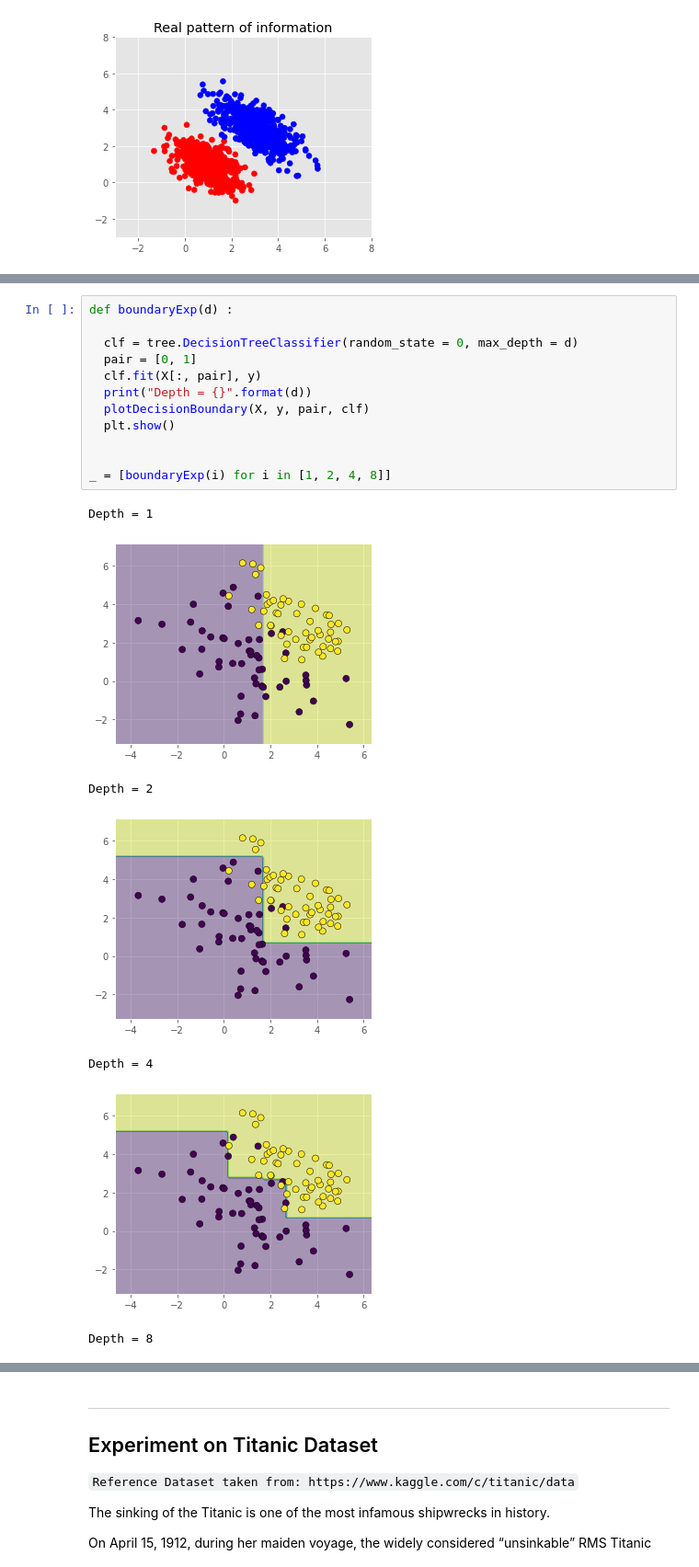
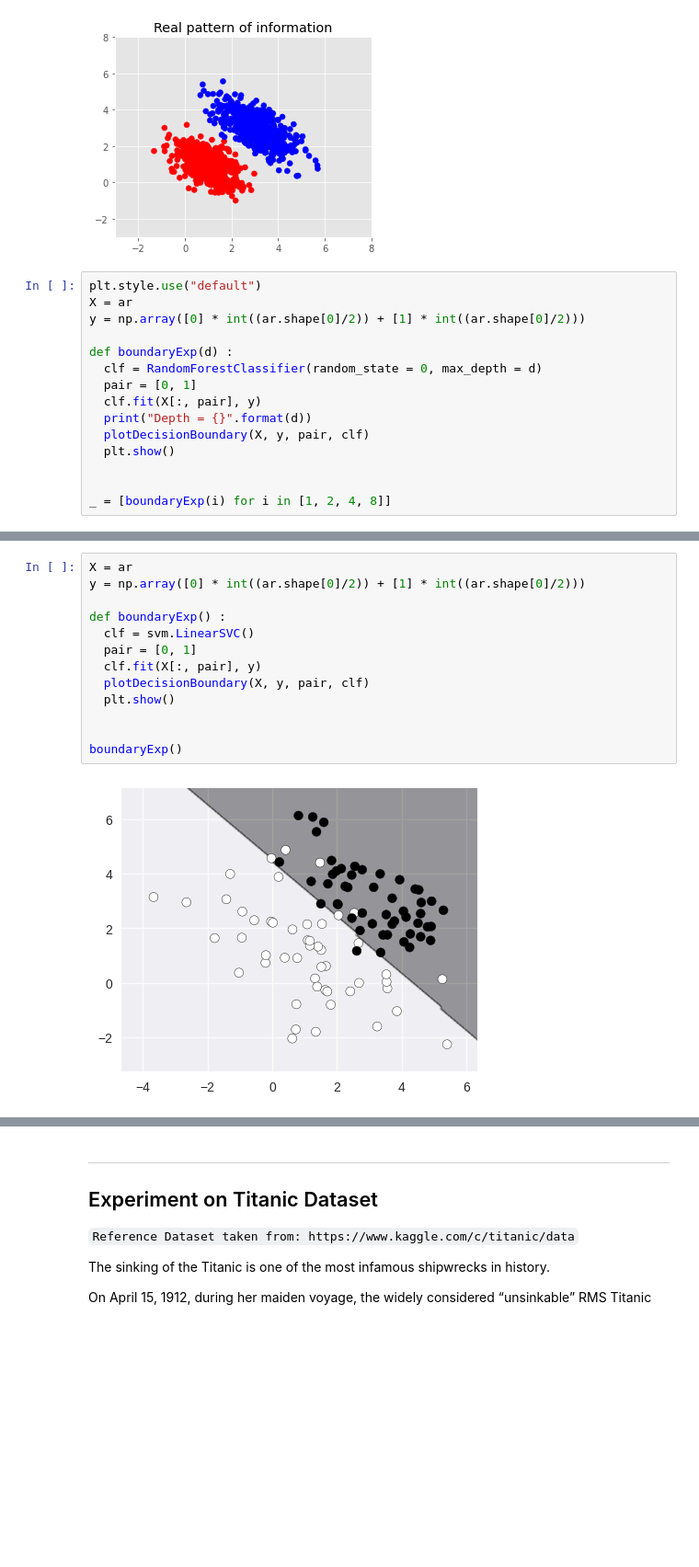
Before and after one commit to 5ury4pr454th/fmml-labs, a Jupyter notebook: Module5_Lab3_FMML20210108.ipynb, the cells around one changed output, grey strips where cells are left out. Shown at 92% size. Cells and saved outputs as stored; diff of their text form; blank space fills up the shorter version.

```diff
--- a/Module5_Lab3_FMML20210108.ipynb
+++ b/Module5_Lab3_FMML20210108.ipynb
@@ -155,3 +181,18 @@ plt.ylim((-3, 8))
 [figure]
 (-3.0, 8.0)
 [figure]
+# %%
+plt.style.use("default")
+X = ar
+y = np.array([0] * int((ar.shape[0]/2)) + [1] * int((ar.shape[0]/2)))
+
+def boundaryExp(d) :
+  clf = RandomForestClassifier(random_state = 0, max_depth = d)
+  pair = [0, 1]
+  clf.fit(X[:, pair], y)
+  print("Depth = {}".format(d))
+  plotDecisionBoundary(X, y, pair, clf)
+  plt.show()
+
+
+_ = [boundaryExp(i) for i in [1, 2, 4, 8]]
@@ -170,20 +221,15 @@ Text(0.5, 0, 'Depth of the tree')
 # %%
-def boundaryExp(d) :
+X = ar
+y = np.array([0] * int((ar.shape[0]/2)) + [1] * int((ar.shape[0]/2)))
 
-  clf = tree.DecisionTreeClassifier(random_state = 0, max_depth = d)
+def boundaryExp() :
+  clf = svm.LinearSVC()
   pair = [0, 1]
   clf.fit(X[:, pair], y)
-  print("Depth = {}".format(d))
   plotDecisionBoundary(X, y, pair, clf)
   plt.show()
 
 
-_ = [boundaryExp(i) for i in [1, 2, 4, 8]]
+boundaryExp()
 # %% [output]
-Depth = 1
-[figure, old version]
+[figure, new version]
-Depth = 2
-[figure, removed]
-Depth = 4
-[figure, removed]
-Depth = 8
```
Also changed, not shown: parts of 39 cells of this notebook.
